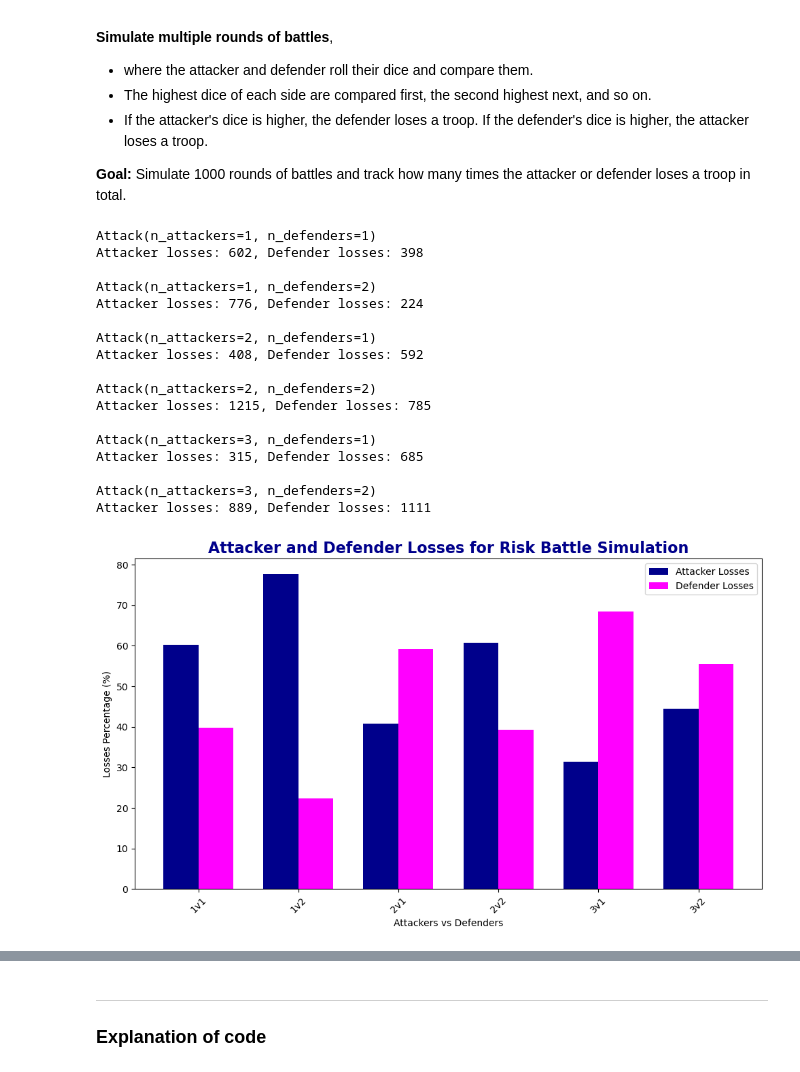
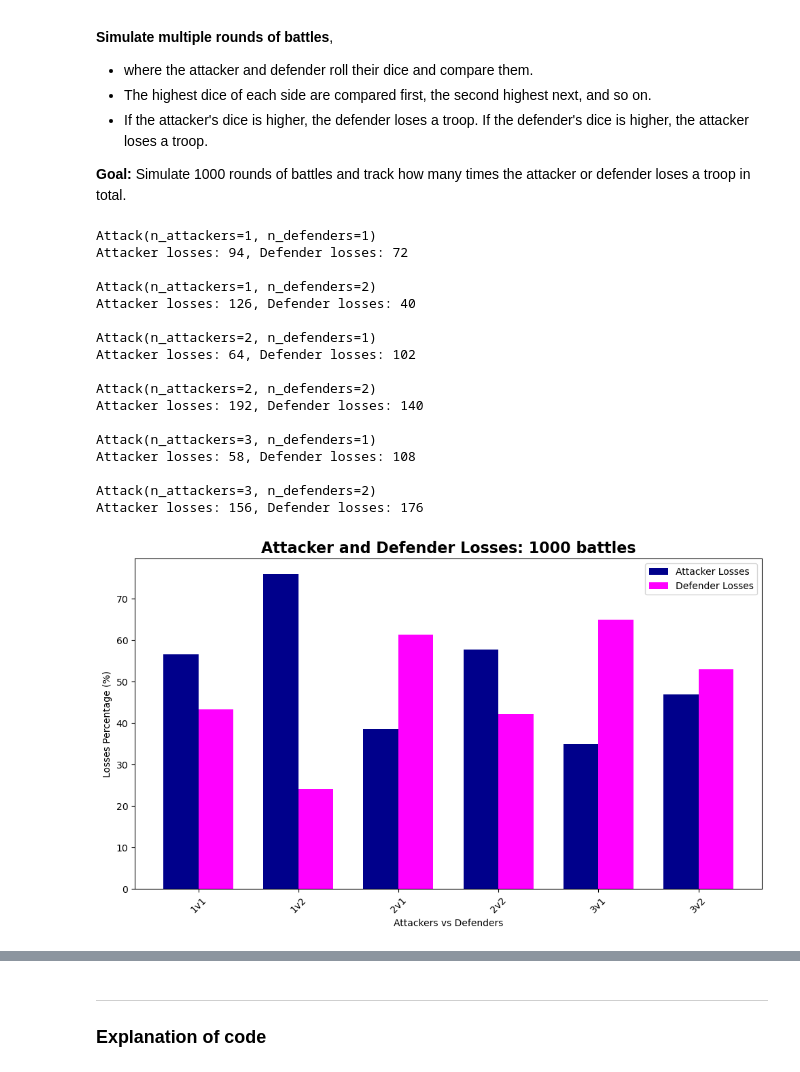
Before and after one commit to L-g00438909/PFDA_assignments, a Jupyter notebook: assignment5-risk.ipynb, the cells around one changed output, grey strips where cells are left out. Drawn from its saved outputs; the diff is of its cells as text; code cells hidden in the pictures.

Commit message:
added plot

```diff
--- a/assignment5-risk.ipynb
+++ b/assignment5-risk.ipynb
@@ -12,13 +12,13 @@
 
 **Goal:** Simulate 1000 rounds of battles and track how many times the attacker or defender loses a troop in total.
 # %%
-from typing import NamedTuple
 import numpy as np
 import matplotlib.pyplot as plt
+from typing import NamedTuple
 
-n_repeats = 1000  # Number of battles to simulate
+num_battles = 1000  # Number of battles to simulate
 
-class Attack(NamedTuple): # NamedTuple to store the number of attackers and defenders
+class Attack(NamedTuple):
     n_attackers: int
     n_defenders: int
 
@@ -34,20 +34,21 @@ rng = np.random.default_rng()
 attacker_losses = []
 defender_losses = []
 
+# Distribute battles equally across the 6 combinations
+battles_per_option = num_battles // len(options)  # Dividing total battles by number of options (6).
+
 # Simulate battles for each combination of attackers and defenders
 for option in options:
     print(option)
 
     # Generate attacker's and defender's dice rolls
-    attack = rng.integers(1, 7, size=(n_repeats, option.n_attackers))
+    attack = rng.integers(1, 7, size=(battles_per_option, option.n_attackers))
     attack.sort(axis=1)
     attack = np.flip(attack, axis=1)  # Flip to descending order
-    #print(attack)
 
-    defence = rng.integers(1, 7, size=(n_repeats, option.n_defenders))
+    defence = rng.integers(1, 7, size=(battles_per_option, option.n_defenders))
     defence.sort(axis=1)
     defence = np.flip(defence, axis=1)  # Flip to descending order
-    #print(defence)
 
     # Compare up to the minimum number of dice
     min_length = min(attack.shape[1], defence.shape[1])
@@ -60,8 +61,8 @@ for option in options:
     print(f"Attacker losses: {losses_attacker}, Defender losses: {losses_defender}\n")
 
     # Store the results for plotting
-    attacker_losses.append(losses_attacker / (n_repeats * min_length) * 100)  # Convert to percentage
-    defender_losses.append(losses_defender / (n_repeats * min_length) * 100)  # Convert to percentage
+    attacker_losses.append(losses_attacker / (battles_per_option * min_length) * 100)  # Convert to percentage
+    defender_losses.append(losses_defender / (battles_per_option * min_length) * 100)  # Convert to percentage
 
 # Prepare the bar chart
 labels = [f"{option.n_attackers}v{option.n_defenders}" for option in options]
@@ -70,39 +71,39 @@ x_pos = np.arange(len(labels))
 # Plotting the bar chart with two bars for each simulation (attacker losses and defender losses)
 bar_width = 0.35
 plt.figure(figsize=(10, 6))
 
 # Plotting the attacker and defender losses side by side
 plt.bar(x_pos - bar_width / 2, attacker_losses, bar_width, label='Attacker Losses', color='darkblue')
 plt.bar(x_pos + bar_width / 2, defender_losses, bar_width, label='Defender Losses', color='magenta')
 
 # Adding labels and title
 plt.xticks(x_pos, labels, rotation=45)
 plt.xlabel('Attackers vs Defenders')
 plt.ylabel('Losses Percentage (%)')
-plt.title('Attacker and Defender Losses for Risk Battle Simulation', fontsize=16, fontweight='bold', color='darkblue')
+plt.title('Attacker and Defender Losses: 1000 battles', fontsize=16, fontweight='bold')
 
 # Show legend
 plt.legend()
 
-
+# Adjust layout and display the chart
 plt.tight_layout()
 plt.show()
 # %% [output]
 Attack(n_attackers=1, n_defenders=1)
-Attacker losses: 602, Defender losses: 398
+Attacker losses: 94, Defender losses: 72
 
 Attack(n_attackers=1, n_defenders=2)
-Attacker losses: 776, Defender losses: 224
+Attacker losses: 126, Defender losses: 40
 
 Attack(n_attackers=2, n_defenders=1)
-Attacker losses: 408, Defender losses: 592
+Attacker losses: 64, Defender losses: 102
 
 Attack(n_attackers=2, n_defenders=2)
-Attacker losses: 1215, Defender losses: 785
+Attacker losses: 192, Defender losses: 140
 
 Attack(n_attackers=3, n_defenders=1)
-Attacker losses: 315, Defender losses: 685
+Attacker losses: 58, Defender losses: 108
 
 Attack(n_attackers=3, n_defenders=2)
-Attacker losses: 889, Defender losses: 1111
+Attacker losses: 156, Defender losses: 176
-[figure, old version]
+[figure, new version]
```
Also changed, not shown: parts of 6 cells of this notebook.
